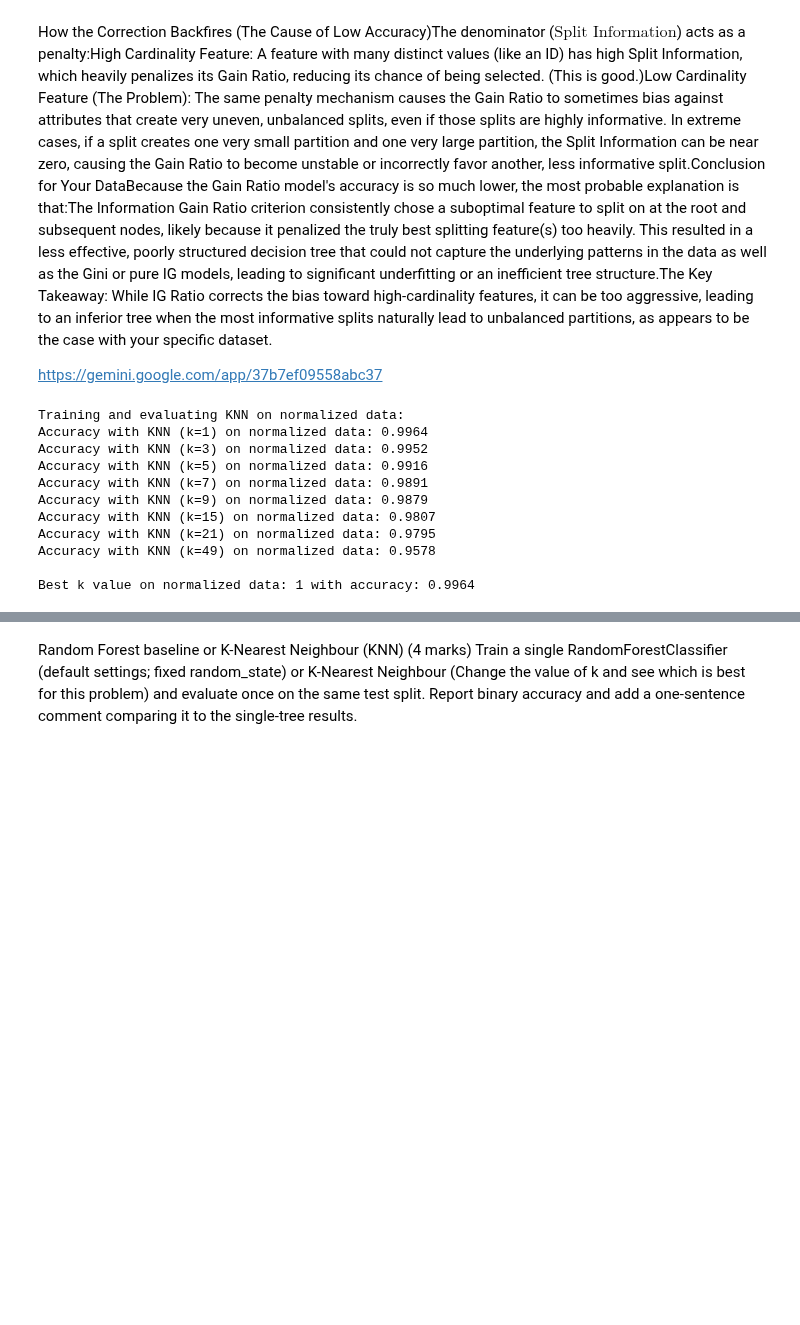
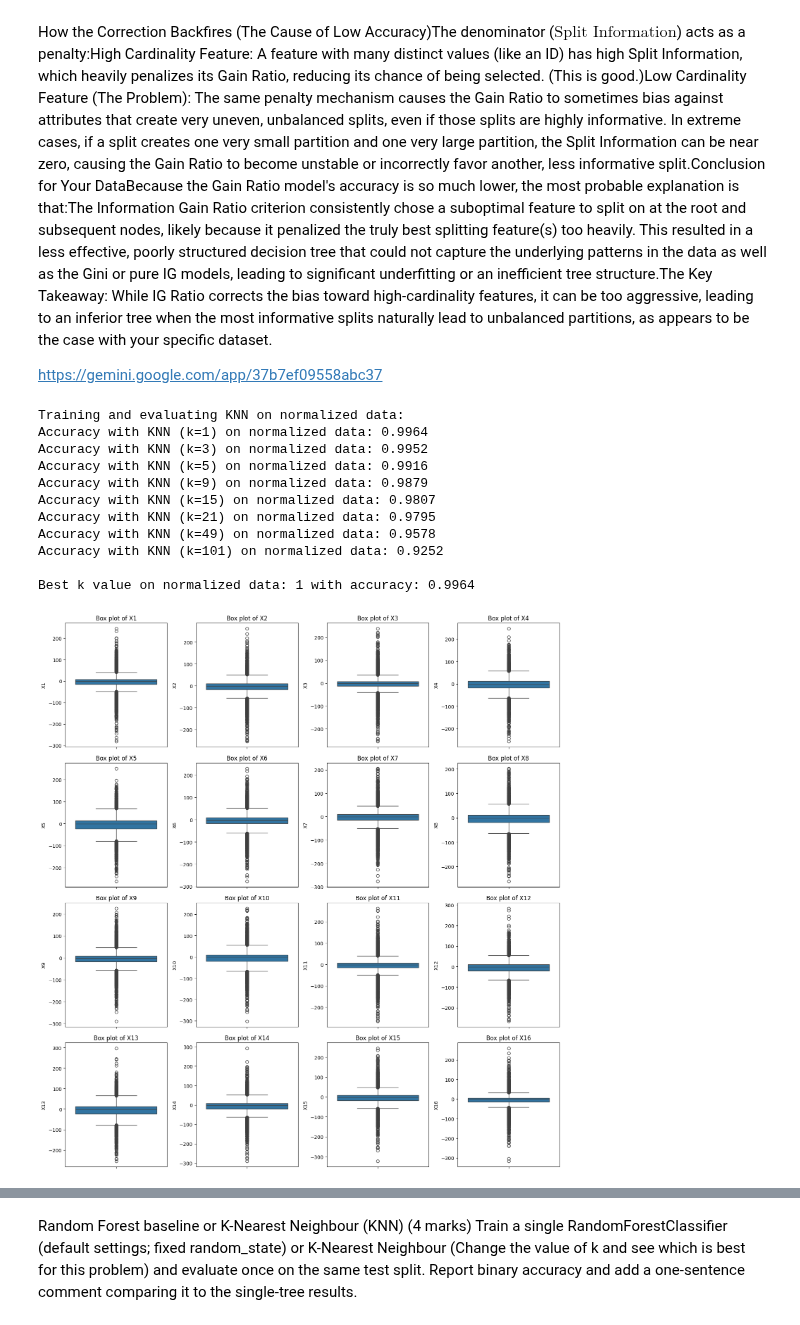
Before and after one commit to komisarzGiT/gai, a Jupyter notebook: GUNI_ML_assignment1.ipynb, the cells around one changed output, grey strips where cells are left out. Drawn from its saved outputs; the diff is of its cells as text; code cells hidden in the pictures; blank space fills up the shorter version.

```diff
--- a/GUNI_ML_assignment1.ipynb
+++ b/GUNI_ML_assignment1.ipynb
@@ -136,12 +311,14 @@ The significantly lower accuracy of the Information Gain Ratio criterion (0.8094
 
 https://gemini.google.com/app/37b7ef09558abc37
 # %%
+#KNN algoritm requires normalization of data across dimesions based on training data set
+#scikit-learn StandardScaler uses z-scaling to scale date
 from sklearn.preprocessing import StandardScaler
 from sklearn.neighbors import KNeighborsClassifier
 from sklearn.metrics import accuracy_score
 
 # Normalize the training and test data
-scaler = StandardScaler() #z-scale normalization using std ev and mean
+scaler = StandardScaler() #z-scaling using std ev and mean
 X_train_normalized = scaler.fit_transform(X_train) #derive mean and std dev from x tranin and mnormalize
 X_test_normalized = scaler.transform(X_test) #normailize using std dev and mean derived from x_train
 
@@ -151,7 +328,7 @@ X_test_normalized_df = pd.DataFrame(X_test_normalized, columns=X_test.columns)
 
 
 # Define the same list of k values to test
-k_values = [1, 3, 5, 7, 9, 15, 21, 49] # Using the same k values as before
+k_values = [1, 3, 5, 9, 15, 21, 49, 101] # Using the same k values as before
 
 # Dictionary to store accuracy for each k on normalized data
 accuracy_scores_normalized = {}
@@ -180,10 +357,37 @@ Training and evaluating KNN on normalized data:
 Accuracy with KNN (k=1) on normalized data: 0.9964
 Accuracy with KNN (k=3) on normalized data: 0.9952
 Accuracy with KNN (k=5) on normalized data: 0.9916
-Accuracy with KNN (k=7) on normalized data: 0.9891
 Accuracy with KNN (k=9) on normalized data: 0.9879
 Accuracy with KNN (k=15) on normalized data: 0.9807
 Accuracy with KNN (k=21) on normalized data: 0.9795
 Accuracy with KNN (k=49) on normalized data: 0.9578
+Accuracy with KNN (k=101) on normalized data: 0.9252
 
 Best k value on normalized data: 1 with accuracy: 0.9964
+# %%
+import matplotlib.pyplot as plt
+import seaborn as sns
+
+# Set up the figure and axes for subplots
+n_features = len(X_train.columns)
+n_cols = 4  # Number of columns for subplots
+n_rows = (n_features + n_cols - 1) // n_cols  # Calculate number of rows needed
+
+fig, axes = plt.subplots(n_rows, n_cols, figsize=(15, n_rows * 4))
+axes = axes.flatten() # Flatten the 2D array of axes for easy iteration
+
+# Iterate through each feature and plot a box plot
+for i, col in enumerate(X_train.columns):
+    ax = axes[i]
+    sns.boxplot(y=X_train[col], ax=ax)
+    ax.set_title(f'Box plot of {col}')
+    ax.set_ylabel(col)
+
+# Hide any unused subplots
+for j in range(i + 1, len(axes)):
+    fig.delaxes(axes[j])
+
+plt.tight_layout()
+plt.show()
+# %% [output]
+[figure, added]
```
Also changed, not shown: parts of 36 cells of this notebook.
